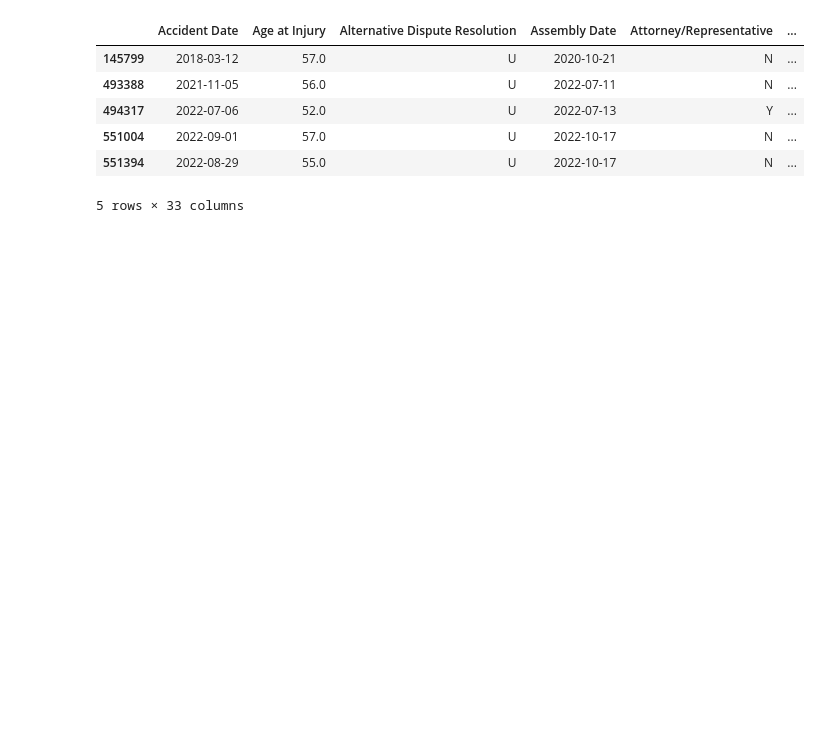
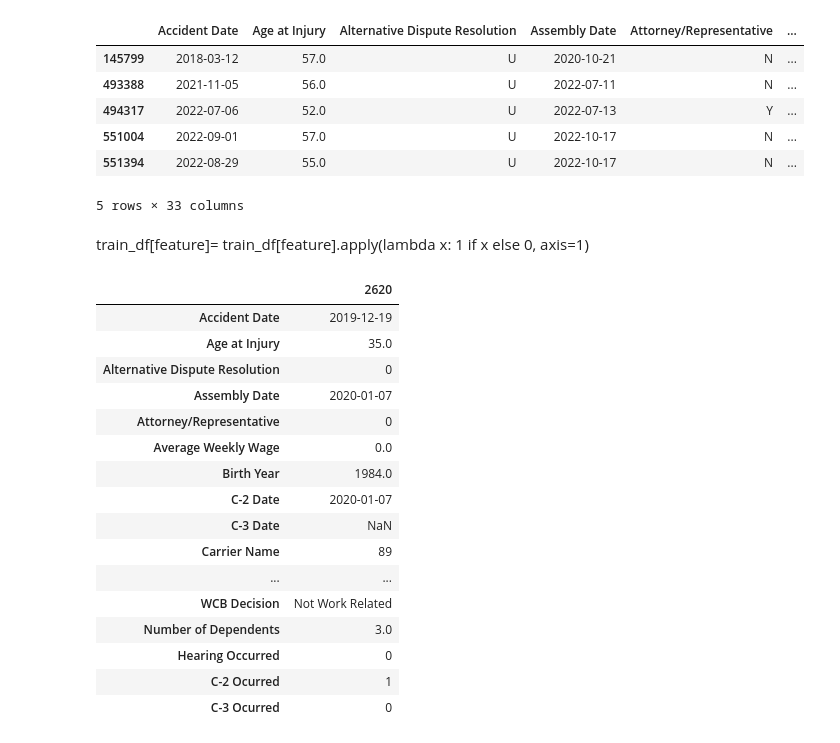
Before and after one commit to killerkiemklan/To-Grant-or-not_ML, a Jupyter notebook: 01_EDA.ipynb, the cells around one changed output. Cells and saved outputs as stored; diff of their text form; code cells hidden in the pictures; blank space fills up the shorter version.

```diff
--- a/01_EDA.ipynb
+++ b/01_EDA.ipynb
@@ -124,3 +137,6 @@ train_df[train_df["Alternative Dispute Resolution"] == "U"]
 | 551004 | 2022-09-01 | 57.0 | U | 2022-10-17 | N | ... |
 | 551394 | 2022-08-29 | 55.0 | U | 2022-10-17 | N | ... |
 5 rows × 33 columns
+# %% [markdown]
+
+train_df[feature]= train_df[feature].apply(lambda x: 1 if x else 0, axis=1)
@@ -126,0 +173,20 @@ train_df[train_df["Alternative Dispute Resolution"] == "U"]
+# %%
+train_df.sample().T
+# %% [output]
+|  | 2620 |
+| Accident Date | 2019-12-19 |
+| Age at Injury | 35.0 |
+| Alternative Dispute Resolution | 0 |
+| Assembly Date | 2020-01-07 |
+| Attorney/Representative | 0 |
+| Average Weekly Wage | 0.0 |
+| Birth Year | 1984.0 |
+| C-2 Date | 2020-01-07 |
+| C-3 Date | NaN |
+| Carrier Name | 89 |
+| ... | ... |
+| WCB Decision | Not Work Related |
+| Number of Dependents | 3.0 |
+| Hearing Occurred | 0 |
+| C-2 Ocurred | 1 |
+| C-3 Ocurred | 0 |
```
Also changed, not shown: parts of 11 cells of this notebook.
